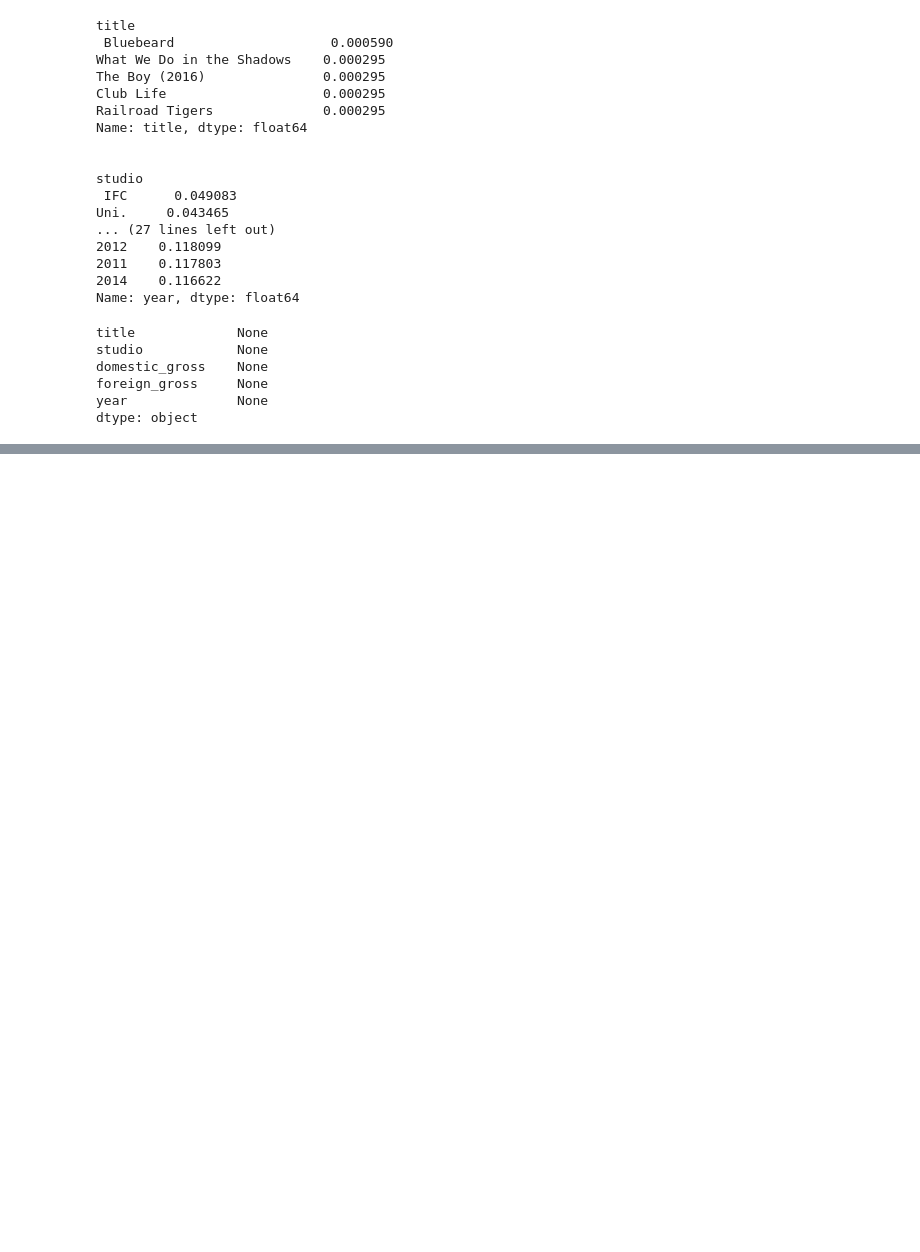
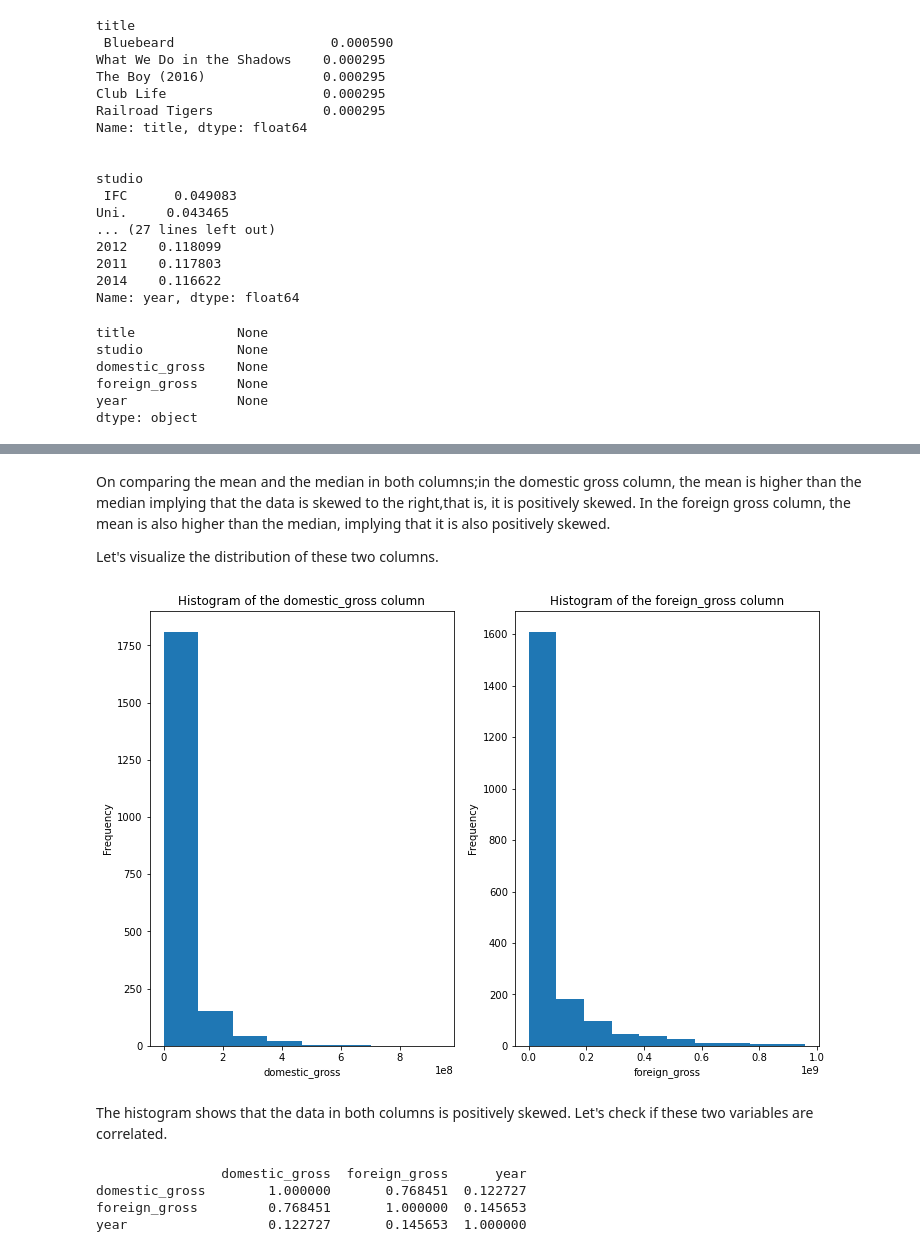
Before and after one commit to TyrionCodister/movie-dataset-analysis, a Jupyter notebook: student data proj.ipynb, the cells around one changed output, grey strips where cells are left out. Cells and saved outputs as stored; diff of their text form; code cells hidden in the pictures; blank space fills up the shorter version.

Commit message:
visualize data

```diff
--- a/student data proj.ipynb
+++ b/student data proj.ipynb
@@ -390,0 +414,3 @@ memory usage: 132.4+ KB
+# %%
+#replacing the missing studio values  with the mode which is the IFC row
+bom_movie_gross['studio'].fillna(value='IFC',inplace=True)
@@ -390,0 +421,3 @@ memory usage: 132.4+ KB
+# %%
+#The next column is domestic_gross which has 28 missing values. We can replace them with the median of that column since this column has numerical values.
+bom_movie_gross['domestic_gross'].fillna(bom_movie_gross['domestic_gross'].median(),inplace=True)
@@ -390,0 +437,2 @@ memory usage: 132.4+ KB
+# %%
+bom_movie_gross.dropna(subset=['foreign_gross'],inplace=True)
@@ -468,0 +525,32 @@ bom_movie_gross.shape #shape of the dataset
+# %% [markdown]
+On comparing the mean and the median in both columns;in the domestic gross column, the mean is higher than the median implying that the data is skewed to the right,that is, it is positively skewed. In the foreign gross column, the mean is also higher than the median, implying that it is also positively skewed.
+
+Let's visualize the distribution of these two columns.
+# %%
+fig,(ax1,ax2)=plt.subplots(figsize=(12,8),nrows=1,ncols=2)
+ax1.hist(bom_movie_gross['domestic_gross'],bins=8)
+ax1.set_xlabel('domestic_gross')
+ax1.set_ylabel('Frequency')
+ax1.set_title('Histogram of the domestic_gross column')
+
+ax2.hist(bom_movie_gross['foreign_gross'],bins=10)
+ax2.set_xlabel('foreign_gross')
+ax2.set_ylabel('Frequency')
+ax2.set_title('Histogram of the foreign_gross column')
+
+plt.show;
+# %% [output]
+[figure, added]
+# %% [markdown]
+The histogram shows that the data in both columns is positively skewed. Let's check if these two variables are correlated.
+# %%
+# calculate the correlation matrix
+corr_matrix = bom_movie_gross.corr()
+
+# print the correlation matrix
+print(corr_matrix)
+# %% [output]
+                domestic_gross  foreign_gross      year
+domestic_gross        1.000000       0.768451  0.122727
+foreign_gross         0.768451       1.000000  0.145653
+year                  0.122727       0.145653  1.000000
```
Also changed, not shown: parts of 60 cells of this notebook.
